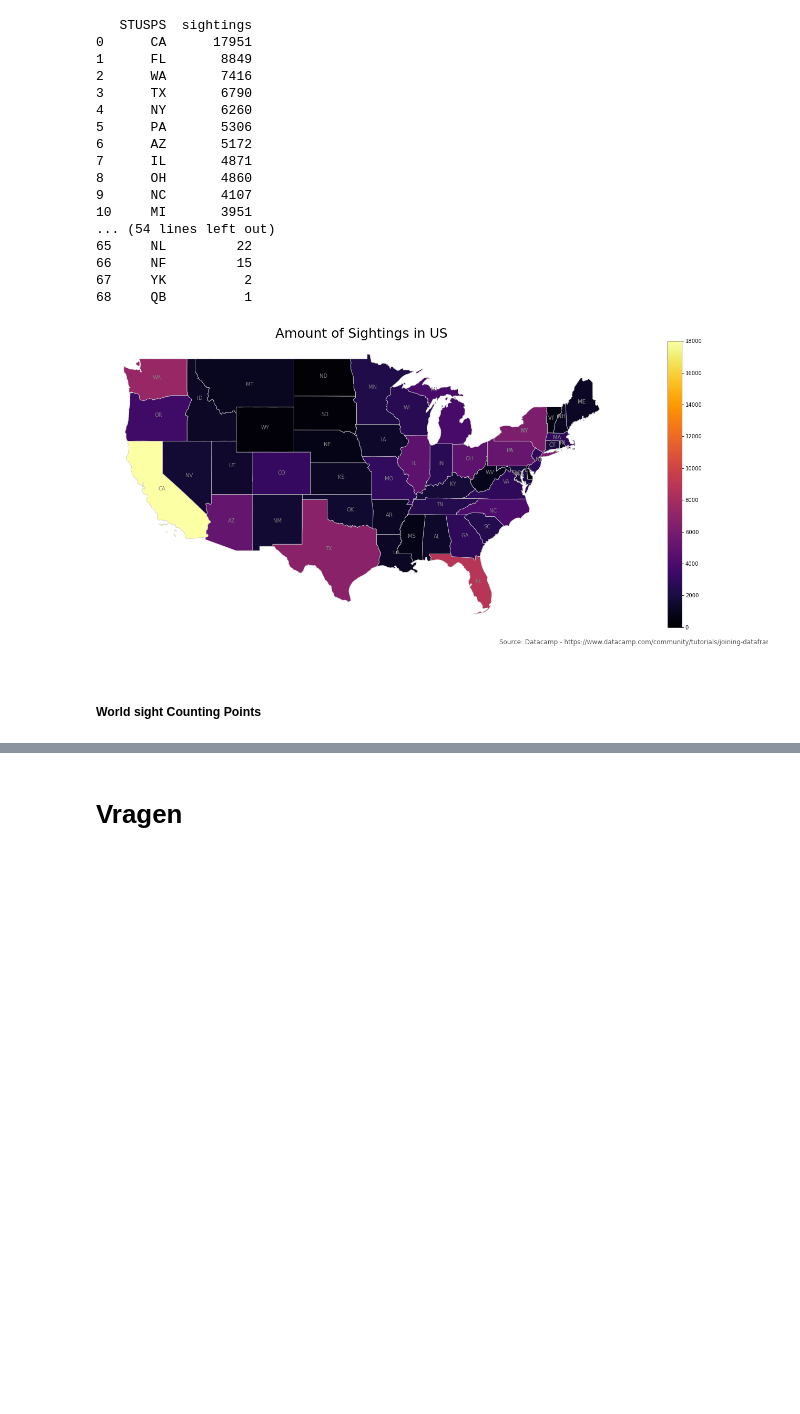
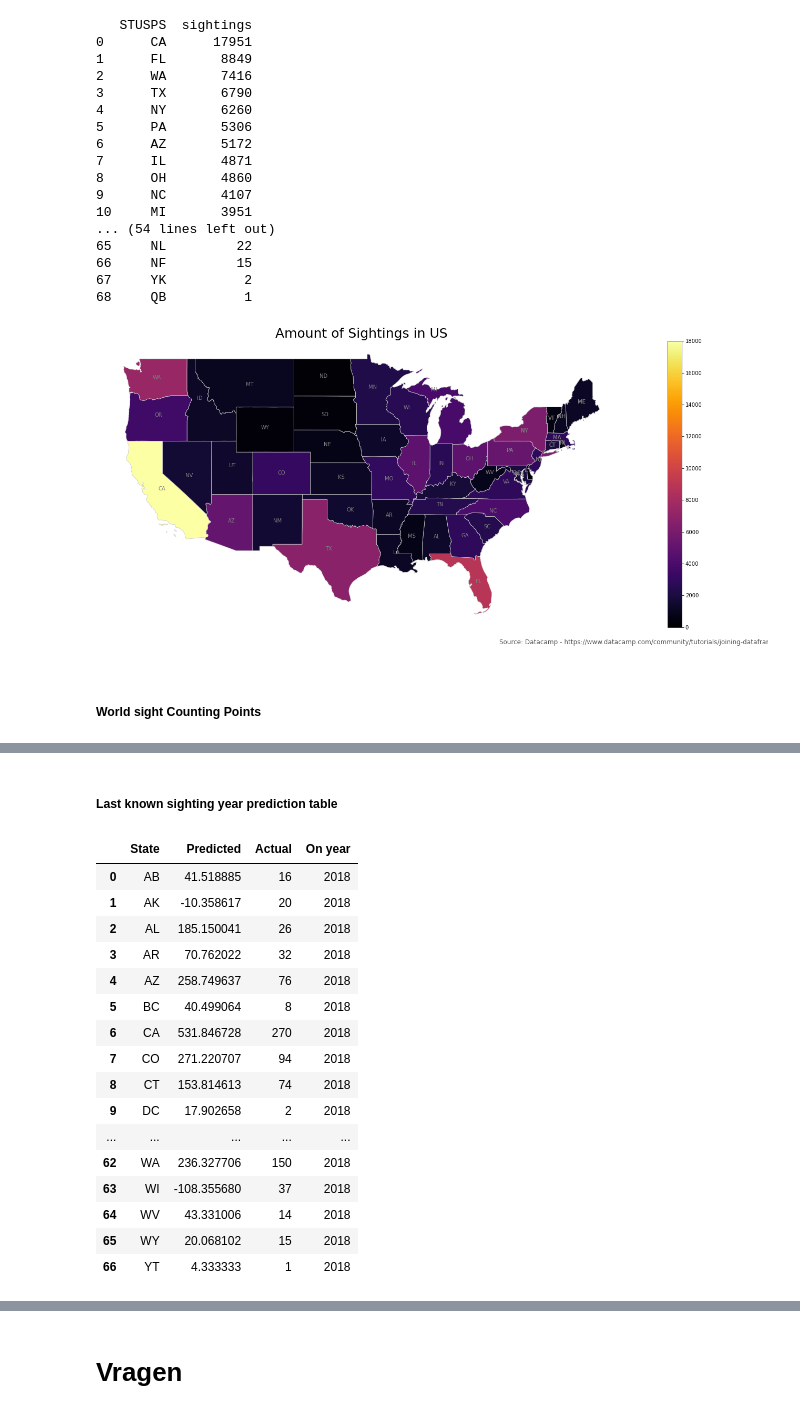
Before and after one commit to GameModes/CasusOpdrachtPG3, a Jupyter notebook: ufo_cm.ipynb, the cells around one changed output, grey strips where cells are left out. Cells and saved outputs as stored; diff of their text form; code cells hidden in the pictures; blank space fills up the shorter version.

```diff
--- a/ufo_cm.ipynb
+++ b/ufo_cm.ipynb
@@ -253,0 +320,78 @@ gdf.plot(ax=base, marker='*', color='red', markersize=0.1);
+# %% [markdown]
+#####  Last known sighting year prediction table<a class="anchor" id="predic_table"></a>
+# %%
+all_state_predictions = pd.DataFrame()
+temp_states_list = []
+temp_pred_list = []
+temp_act_list = []
+temp_year_list = []
+
+for name, group in date_state_total:
+    state_sightings = date_state_total.get_group(name)
+#--------------------------------------
+
+    x = pd.DataFrame(date_state_total.get_group(name)) #example
+    total_occurences = pd.DataFrame(x['date_time'].value_counts())
+    total_occurences = total_occurences.reset_index() #thanks Mark
+    # print(len(total_occurences))
+    # total_occurences
+    total_occurences = total_occurences.sort_values(by='index', ascending=True)
+    #make viable dataframe
+    predict_dataframe = total_occurences.iloc[5:-1]
+    predict_dataframe = predict_dataframe.rename(columns={"index": "year", "date_time": "target"})
+    predict_dataframe.insert(1, "T_1", total_occurences['date_time'].shift(periods=1, axis='index'))
+    predict_dataframe.insert(1, "T_2", total_occurences['date_time'].shift(periods=2, axis='index'))
+    predict_dataframe.insert(1, "T_3", total_occurences['date_time'].shift(periods=3, axis='index'))
+    predict_dataframe.insert(1, "T_4", total_occurences['date_time'].shift(periods=4, axis='index'))
+    predict_dataframe.insert(1, "T_5", total_occurences['date_time'].shift(periods=5, axis='index'))
+#     print(str(predict_dataframe['year']) + name)
+    try:
+        predict_dataframe['year'] = predict_dataframe.year.astype('int32')
+        X_train = predict_dataframe.loc[predict_dataframe.year < predict_dataframe['year'].iloc[-1] ,['year', 'T_5', 'T_4', 'T_3', 'T_2', 'T_1'] ]
+        X_train
+        y_train = predict_dataframe.loc[predict_dataframe.year < predict_dataframe['year'].iloc[-1] , ['target']]
+        y_train
+        X_test = predict_dataframe.loc[predict_dataframe.year == predict_dataframe['year'].iloc[-1] , ['year', 'T_5', 'T_4', 'T_3', 'T_2', 'T_1'] ]
+        y_test = predict_dataframe.loc[predict_dataframe.year == predict_dataframe['year'].iloc[-1] , ['target']]
+        y_test
+
+        from sklearn.linear_model import LinearRegression
+        regressor = LinearRegression()
+        regressor.fit(X_train, y_train)
+        y_pred = regressor.predict(X_test)
+        df = pd.DataFrame({'State':name ,'tested': X_test['year'], 'Actual': y_test['target'], 'Predicted': y_pred[0][0]})
+        temp_states_list.append(name)
+        temp_pred_list.append(y_pred[0][0])
+        temp_act_list.append(y_test['target'].values[0])
+        temp_year_list.append(X_test['year'].values[0])
+    except ValueError:
+        print('')
+#-----------------------------------------
+all_state_predictions['State']  = temp_states_list
+all_state_predictions['Predicted']  = temp_pred_list
+all_state_predictions['Actual']  = temp_act_list
+all_state_predictions['On year']  = temp_year_list
+
+
+from sklearn.metrics import mean_squared_error
+np.sqrt(mean_squared_error(all_state_predictions['Predicted'], all_state_predictions['Actual']))
+
+all_state_predictions
+# %% [output]
+|  | State | Predicted | Actual | On year |
+| 0 | AB | 41.518885 | 16 | 2018 |
+| 1 | AK | -10.358617 | 20 | 2018 |
+| 2 | AL | 185.150041 | 26 | 2018 |
+| 3 | AR | 70.762022 | 32 | 2018 |
+| 4 | AZ | 258.749637 | 76 | 2018 |
+| 5 | BC | 40.499064 | 8 | 2018 |
+| 6 | CA | 531.846728 | 270 | 2018 |
+| 7 | CO | 271.220707 | 94 | 2018 |
+| 8 | CT | 153.814613 | 74 | 2018 |
+| 9 | DC | 17.902658 | 2 | 2018 |
+| ... | ... | ... | ... | ... |
+| 62 | WA | 236.327706 | 150 | 2018 |
+| 63 | WI | -108.355680 | 37 | 2018 |
+| 64 | WV | 43.331006 | 14 | 2018 |
+| 65 | WY | 20.068102 | 15 | 2018 |
+| 66 | YT | 4.333333 | 1 | 2018 |
```
Also changed, not shown: parts of 7 cells of this notebook.
